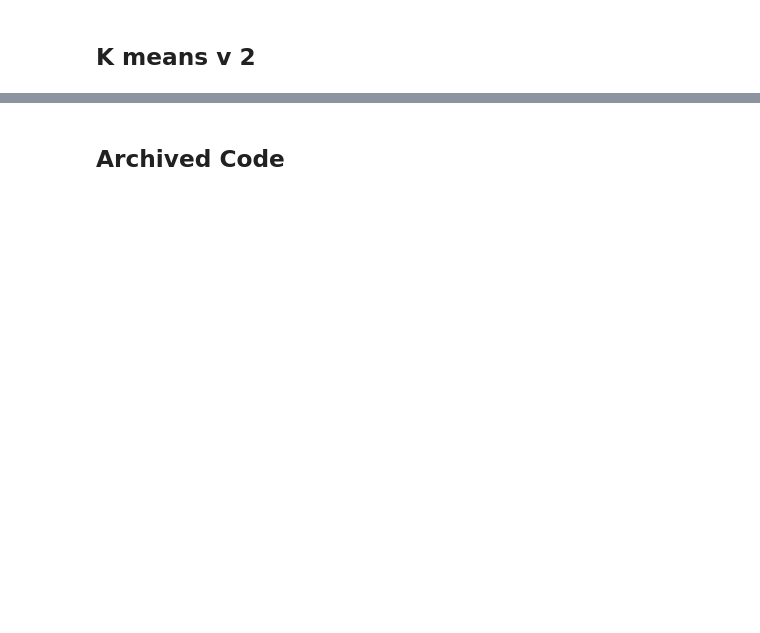
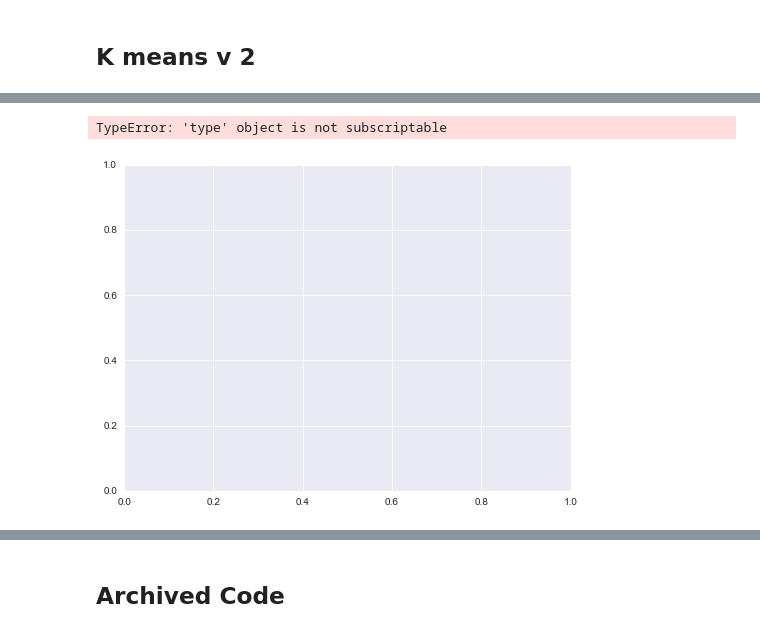
Before and after one commit to sba22218/MSc_GitHub_CA2, a Jupyter notebook: MM_Data_Explore_and_viz_postprocessed-Copy1.ipynb, the cells around one changed output, grey strips where cells are left out. Saved outputs shown, nothing was run; the diff lists cells and outputs as text; code cells hidden in the pictures; blank space fills up the shorter version.

```diff
--- a/MM_Data_Explore_and_viz_postprocessed-Copy1.ipynb
+++ b/MM_Data_Explore_and_viz_postprocessed-Copy1.ipynb
@@ -1768,15 +1759,18 @@ KeyError: (0, 0)
 # %%
-# customcmap = ListedColormap(["crimson", "mediumblue", "darkmagenta"])
+customcmap = ListedColormap(["crimson", "mediumblue", "darkmagenta"])
 
-# fig, ax = plt.subplots(figsize=(8, 6))
-# plt.scatter(x=blobs['x'], y=blobs['y'], s=150,
-#             c=blobs['cluster'].astype('category'),
-#             cmap = customcmap)
-# ax.set_xlabel(r'x', fontsize=14)
-# ax.set_ylabel(r'y', fontsize=14)
-# plt.xticks(fontsize=12)
-# plt.yticks(fontsize=12)
-# plt.show()
+fig, ax = plt.subplots(figsize=(8, 6))
+plt.scatter(x=df_all_gdp_ppi_final_clean['GDP'], y=df_all_gdp_ppi_final_clean['wheat_PPI'], s=150,
+            c=ListedColormap['cluster'].astype('category'),
+            cmap = customcmap)
+ax.set_xlabel(r'x', fontsize=14)
+ax.set_ylabel(r'y', fontsize=14)
+plt.xticks(fontsize=12)
+plt.yticks(fontsize=12)
+plt.show()
+# %% [output]
+TypeError: 'type' object is not subscriptable
+[figure, added]
 # %%
 def initiate_centroids(k, dset):
     '''
```
Also changed, not shown: parts of 67 cells of this notebook, 1 other file.
